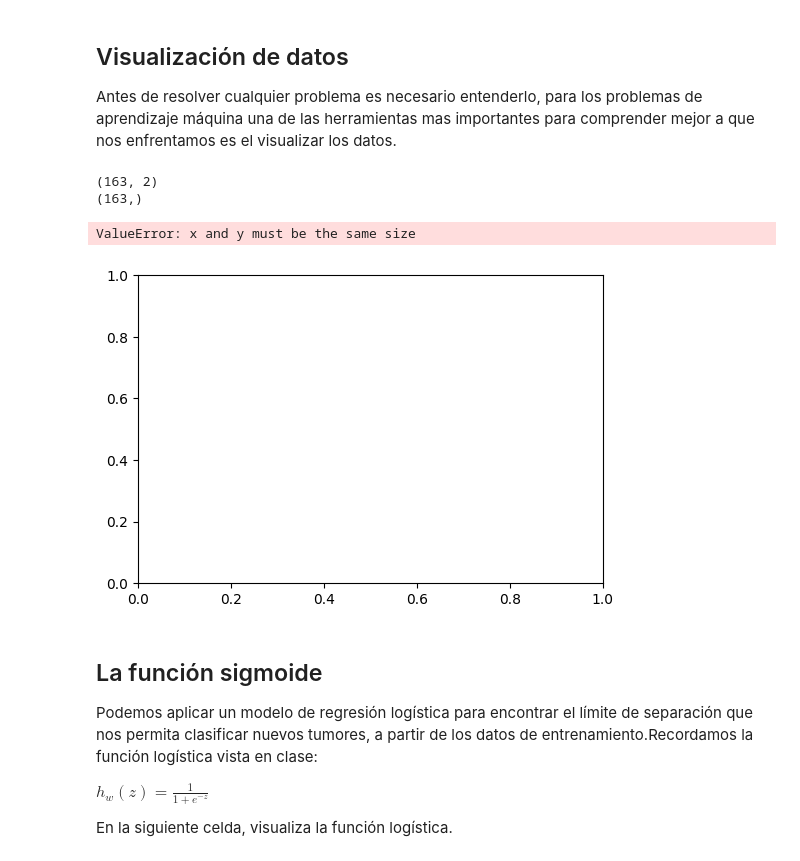
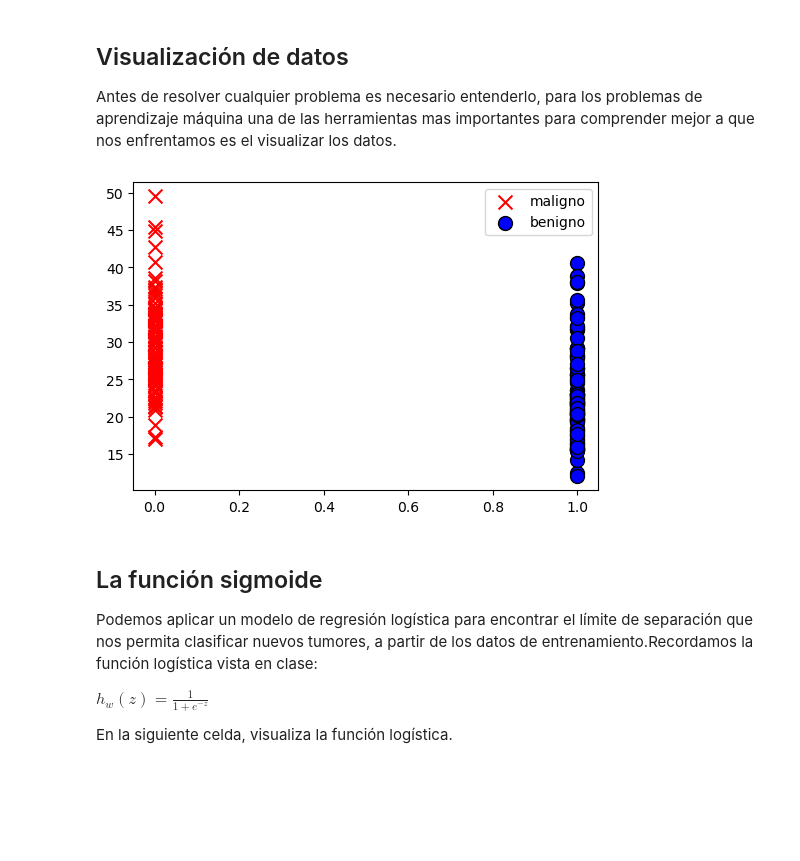
Before and after one commit to eliasib18/0.66, a Jupyter notebook: ejercicio_2-LogisticReg/ejercicio_2.ipynb, the cells around one changed output. Drawn from its saved outputs; the diff is of its cells as text; code cells hidden in the pictures; blank space fills up the shorter version.

```diff
--- a/ejercicio_2-LogisticReg/ejercicio_2.ipynb
+++ b/ejercicio_2-LogisticReg/ejercicio_2.ipynb
@@ -331,48 +331,42 @@ Antes de resolver cualquier problema es necesario entenderlo, para los problemas
 # %%
 import matplotlib.pyplot as plt
 
-fig, ax = plt.subplots(figsize=(6,4))
+fig, ax = plt.subplots(figsize=(6, 4))
 
 # Pintaremos los que tienen etiqueta 0 y etiqueta 1 de distinto color
 # Muestra un máximo de dp_to_plot puntos para cada clase
 dp_to_plot = 100
 
 # Grafica los datos malignos
-malignant_entries = data_train[malignant_idcs]
-print(malignant_entries.shape)
-print(np.zeros([malignant_entries.shape[0]]).shape)
+malignant_entries = data_train[malignant_idcs][:dp_to_plot]
+ax.scatter(
+    # Ingresa los datos a graficar
+    x = np.zeros([malignant_entries.shape[0]]),
+    y = malignant_entries[:, 0],
+    s = 100,
+    color = "r",
+    marker = "x",
+    label = "maligno"
+)
+
+# Grafica los datos benignos
+benign_entries = data_train[benign_idcs][:dp_to_plot]
 ax.scatter(
     # TODO: Ingresa los datos a graficar
     # ====== Start of solution =====
-    x=np.zeros([malignant_entries.shape[0]]),
-    y=malignant_entries,
-    # ====== End of solution =====
-    s=100,
-    color="r",
-    marker="x",
-    label="maligno"
-)
-
-# Grafica los datos benignos
-benign_entries = data_train[benign_idcs]
-ax.scatter(
-    # TODO: Ingresa los datos a graficar
-    # ====== Start of solution =====
-
+    x = np.ones([benign_entries.shape[0]]),
+    y = benign_entries[:, 0],
     # ====== End of solution =====
     s=100,
     color="b",
     edgecolor='black',
     marker="o",
     label="benigno"
 )
 plt.legend()
 plt.show()
 # %% [output]
-(163, 2)
-(163,)
-ValueError: x and y must be the same size
-[figure, old version]
+[figure, new version]
 # %% [markdown]
 ## La función sigmoide
 Podemos aplicar un modelo de regresión logística para encontrar el límite de separación que nos permita clasificar nuevos tumores, a partir de los datos de entrenamiento.Recordamos la función logística vista en clase:
```
Also changed, not shown: parts of 11 cells of this notebook.
